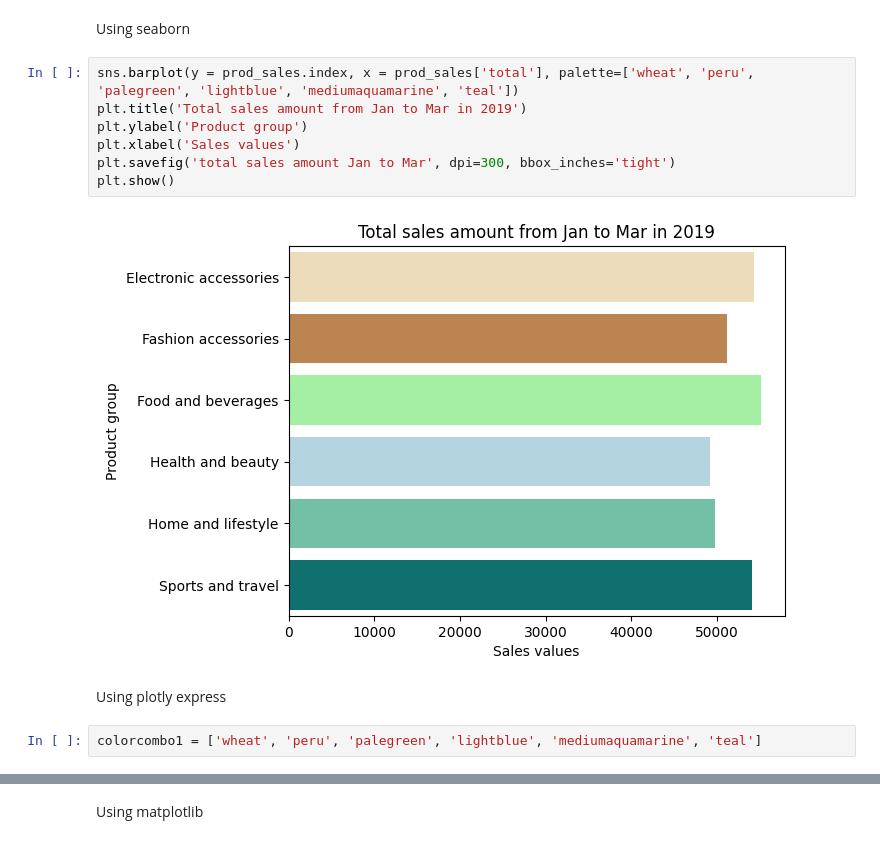
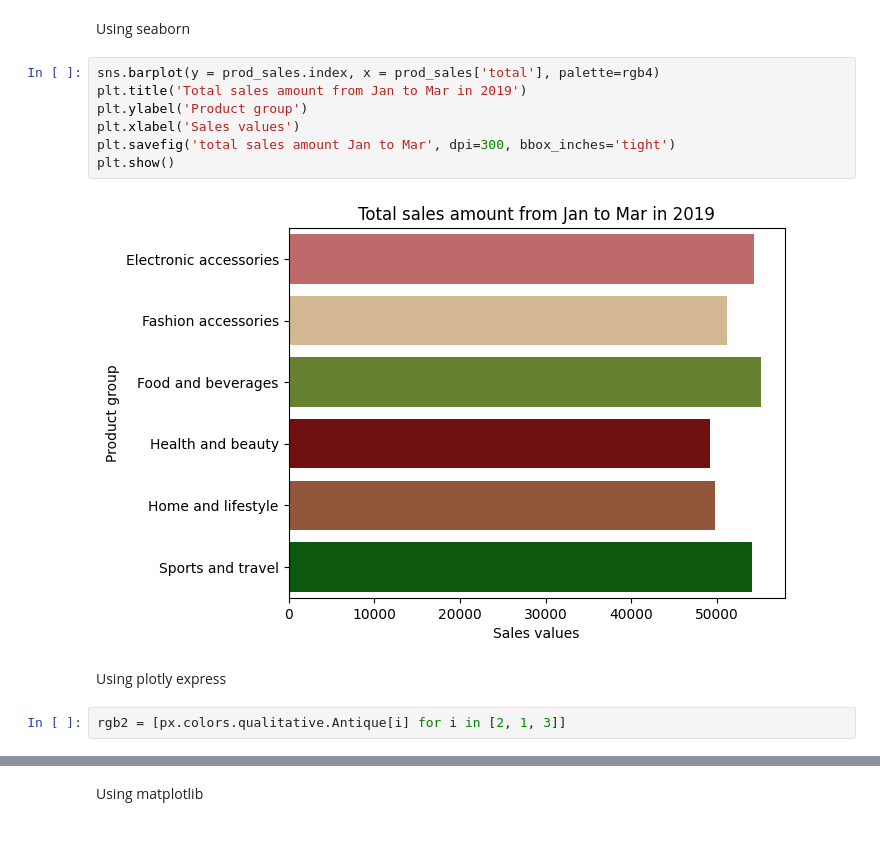
Before and after one commit to vandadwi/AW-final-project, a Jupyter notebook: Supermarket Analysis.ipynb, the cells around one changed output, grey strips where cells are left out. Cells and saved outputs as stored; diff of their text form.

```diff
--- a/Supermarket Analysis.ipynb
+++ b/Supermarket Analysis.ipynb
@@ -165,18 +173,18 @@ plt.savefig('sales figures based on product group', dpi=300, bbox_inches='tight'
 # %% [markdown]
 Using seaborn
 # %%
-sns.barplot(y = prod_sales.index, x = prod_sales['total'], palette=['wheat', 'peru', 'palegreen', 'lightblue', 'mediumaquamarine', 'teal'])
+sns.barplot(y = prod_sales.index, x = prod_sales['total'], palette=rgb4)
 plt.title('Total sales amount from Jan to Mar in 2019')
 plt.ylabel('Product group')
 plt.xlabel('Sales values')
 plt.savefig('total sales amount Jan to Mar', dpi=300, bbox_inches='tight')
 plt.show()
 # %% [output]
-[figure, old version]
+[figure, new version]
 # %% [markdown]
 Using plotly express
-# %%
-colorcombo1 = ['wheat', 'peru', 'palegreen', 'lightblue', 'mediumaquamarine', 'teal']
+# %%
+rgb2 = [px.colors.qualitative.Antique[i] for i in [2, 1, 3]]
 # %%
 fig1= px.pie(pt2, values='total',
              title='Sales figures based on product group',
```
Also changed, not shown: parts of 42 cells of this notebook.
